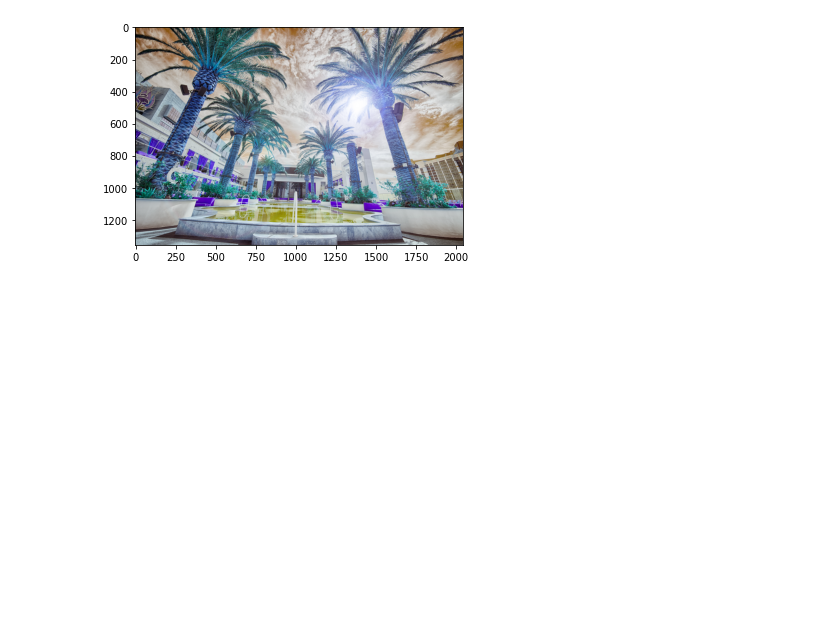
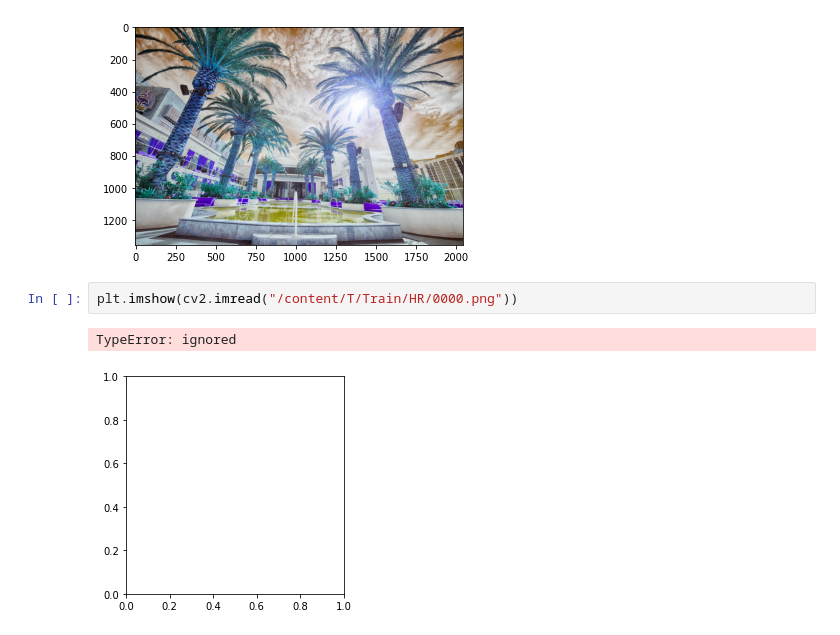
Before and after one commit to abhinavrawat882/Super-RES, a Jupyter notebook: Untitled.ipynb, the cells around one changed output. Cells and saved outputs as stored; diff of their text form; blank space fills up the shorter version.

Commit message:
training Strated

```diff
--- a/Untitled.ipynb
+++ b/Untitled.ipynb
@@ -208,3 +260,8 @@ plt.imshow(cv2.imread("/content/T/Train/HR/0003.png"))
 # %% [output]
 <matplotlib.image.AxesImage at 0x...>
 [figure]
+# %%
+plt.imshow(cv2.imread("/content/T/Train/HR/0000.png"))
+# %% [output]
+TypeError: ignored
+[figure, added]
```
Also changed, not shown: parts of 7 cells of this notebook.
